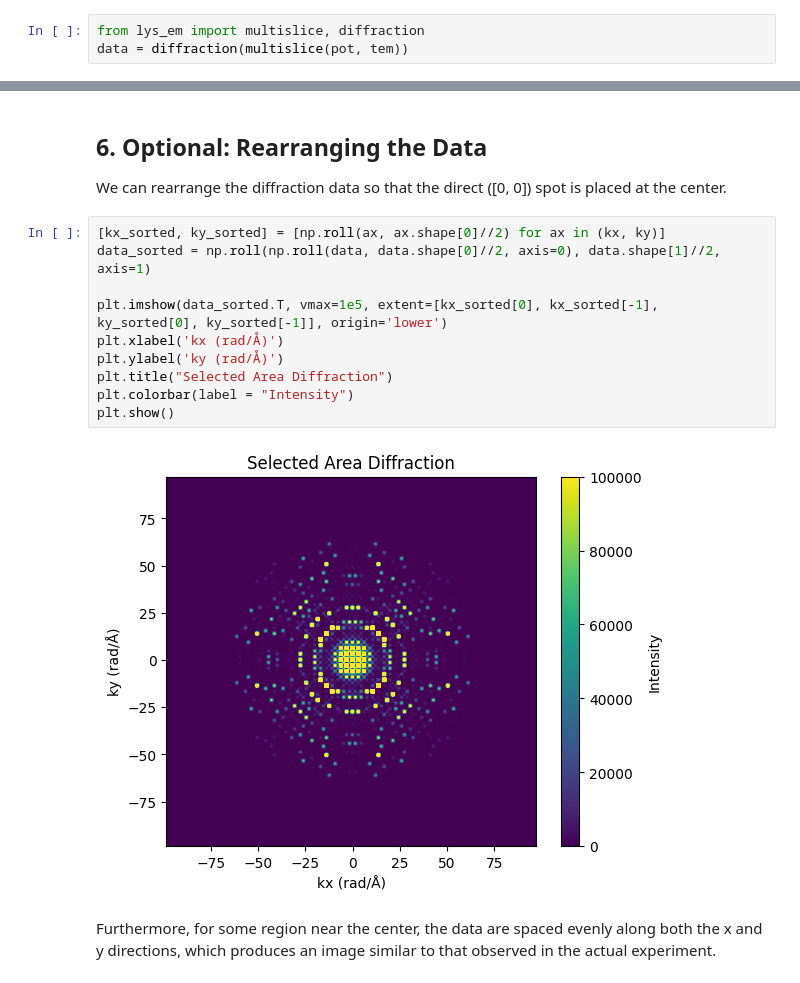
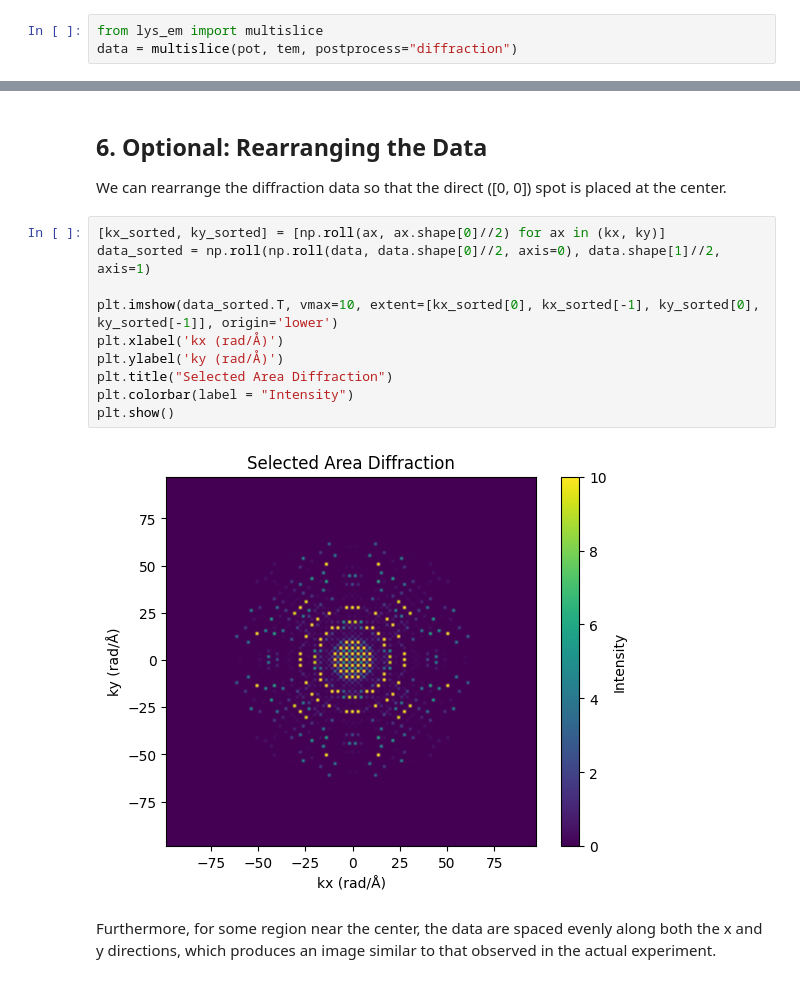
Before and after one commit to a-tock/lys_em, a Jupyter notebook: examples/01_SelectedAreaDiffraction.ipynb, the cells around one changed output, grey strips where cells are left out. Saved outputs shown, nothing was run; the diff lists cells and outputs as text.

```diff
--- a/examples/01_SelectedAreaDiffraction.ipynb
+++ b/examples/01_SelectedAreaDiffraction.ipynb
@@ -47,8 +47,8 @@ tem = TEM(60e3)    # The first argument is the accelerating voltage (unit: V)
 
 Using the parameters defined in steps 1–4, perform the multislice calculation. This produces the selected area diffraction pattern, where each pixel corresponds to a reciprocal lattice point of the crystal.
 # %%
-from lys_em import multislice, diffraction
-data = diffraction(multislice(pot, tem))
+from lys_em import multislice
+data = multislice(pot, tem, postprocess="diffraction")
 # %% [markdown]
 We can visualize the diffraction pattern using matplotlib.
 # %%
@@ -104,15 +104,15 @@ We can rearrange the diffraction data so that the direct ([0, 0]) spot is placed
 # %%
 [kx_sorted, ky_sorted] = [np.roll(ax, ax.shape[0]//2) for ax in (kx, ky)]
 data_sorted = np.roll(np.roll(data, data.shape[0]//2, axis=0), data.shape[1]//2, axis=1)
 
-plt.imshow(data_sorted.T, vmax=1e5, extent=[kx_sorted[0], kx_sorted[-1], ky_sorted[0], ky_sorted[-1]], origin='lower')
+plt.imshow(data_sorted.T, vmax=10, extent=[kx_sorted[0], kx_sorted[-1], ky_sorted[0], ky_sorted[-1]], origin='lower')
 plt.xlabel('kx (rad/Å)')
 plt.ylabel('ky (rad/Å)')
 plt.title("Selected Area Diffraction")
 plt.colorbar(label = "Intensity")
 plt.show()
 # %% [output]
-[figure, old version]
+[figure, new version]
 # %% [markdown]
 Furthermore, for some region near the center, the data are spaced evenly along both the x and y directions, which produces an image similar to that observed in the actual experiment.
 # %%
```
Also changed, not shown: parts of 3 cells of this notebook, 5 other files.
